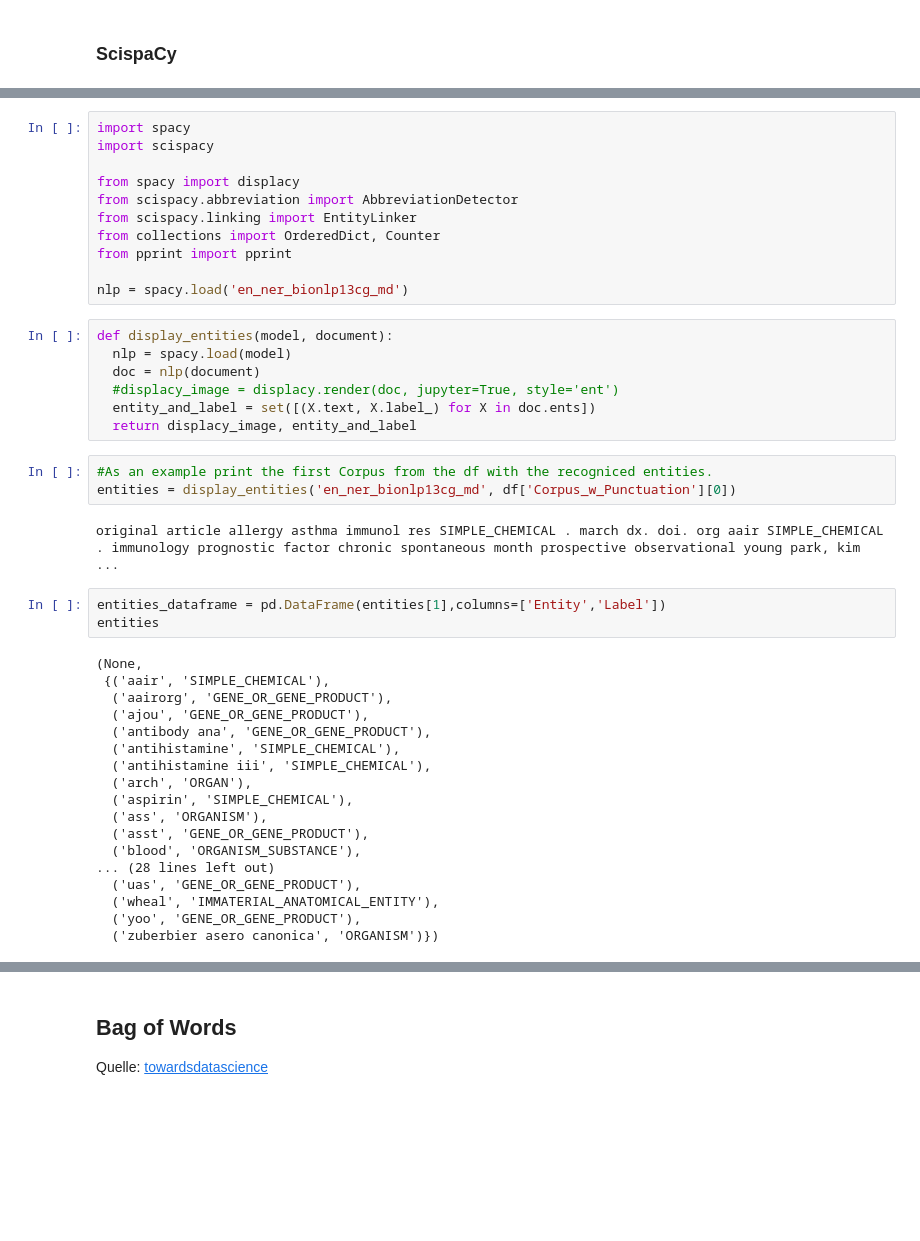
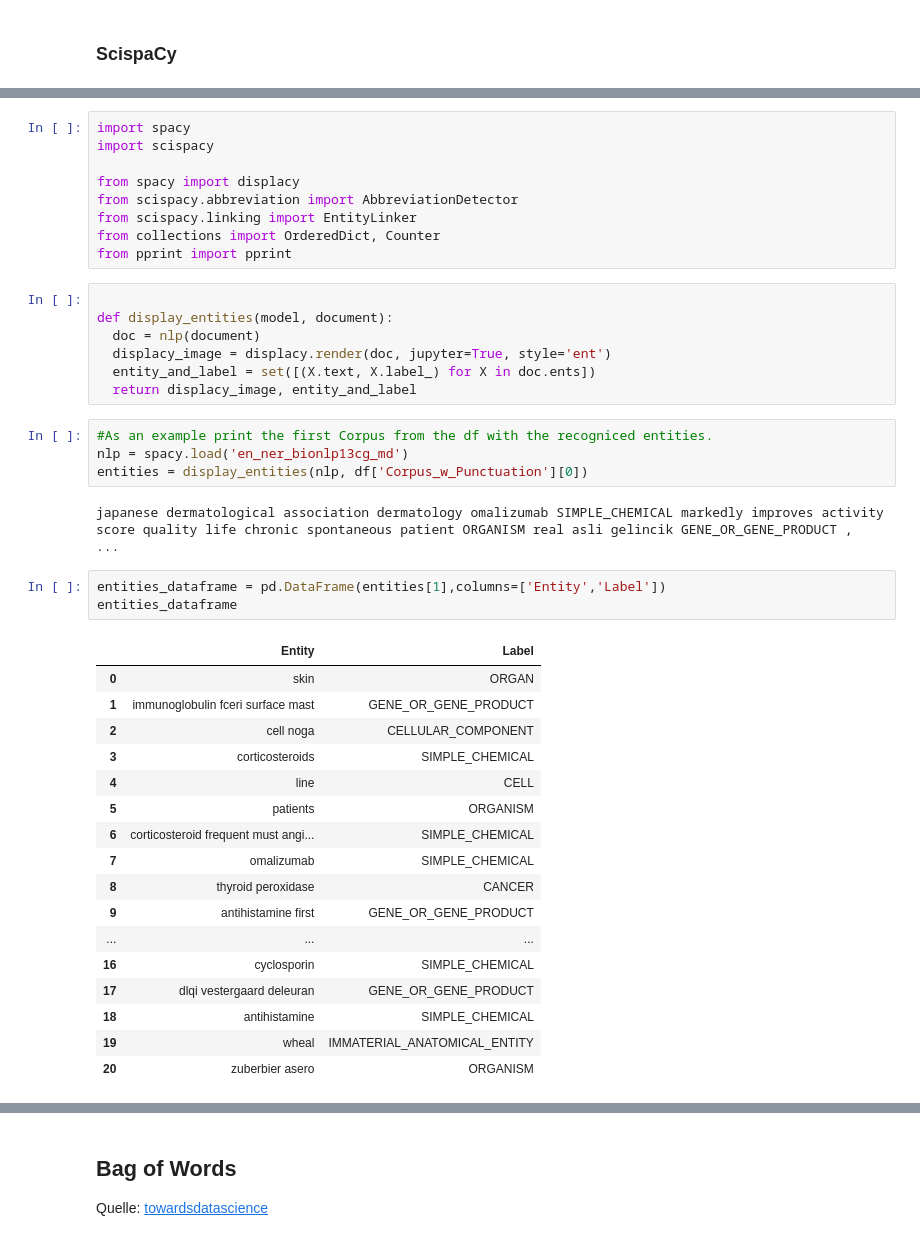
Before and after one commit to JulianSchmidtke/CAPTUM, a Jupyter notebook: AsuD_CAPTUM_v0.1.ipynb, the cells around one changed output, grey strips where cells are left out. Saved outputs shown, nothing was run; the diff lists cells and outputs as text; blank space fills up the shorter version.

```diff
--- a/AsuD_CAPTUM_v0.1.ipynb
+++ b/AsuD_CAPTUM_v0.1.ipynb
@@ -323,38 +324,37 @@ from scispacy.abbreviation import AbbreviationDetector
 from scispacy.linking import EntityLinker
 from collections import OrderedDict, Counter
 from pprint import pprint
-
-nlp = spacy.load('en_ner_bionlp13cg_md')
 # %%
+
 def display_entities(model, document):
-  nlp = spacy.load(model)
   doc = nlp(document)
-  #displacy_image = displacy.render(doc, jupyter=True, style='ent')
+  displacy_image = displacy.render(doc, jupyter=True, style='ent')
   entity_and_label = set([(X.text, X.label_) for X in doc.ents])
   return displacy_image, entity_and_label
 # %%
 #As an example print the first Corpus from the df with the recogniced entities.
-entities = display_entities('en_ner_bionlp13cg_md', df['Corpus_w_Punctuation'][0])
+nlp = spacy.load('en_ner_bionlp13cg_md')
+entities = display_entities(nlp, df['Corpus_w_Punctuation'][0])
 # %% [output]
-original article allergy asthma immunol res SIMPLE_CHEMICAL . march dx. doi. org aair SIMPLE_CHEMICAL . immunology prognostic factor chronic spontaneous month prospective observational young park, kim ...
+japanese dermatological association dermatology omalizumab SIMPLE_CHEMICAL markedly improves activity score quality life chronic spontaneous patient ORGANISM real asli gelincik GENE_OR_GENE_PRODUCT ,  ...
 # %%
 entities_dataframe = pd.DataFrame(entities[1],columns=['Entity','Label'])
-entities
+entities_dataframe
 # %% [output]
-(None,
- {('aair', 'SIMPLE_CHEMICAL'),
-  ('aairorg', 'GENE_OR_GENE_PRODUCT'),
-  ('ajou', 'GENE_OR_GENE_PRODUCT'),
-  ('antibody ana', 'GENE_OR_GENE_PRODUCT'),
-  ('antihistamine', 'SIMPLE_CHEMICAL'),
-  ('antihistamine iii', 'SIMPLE_CHEMICAL'),
-  ('arch', 'ORGAN'),
-  ('aspirin', 'SIMPLE_CHEMICAL'),
-  ('ass', 'ORGANISM'),
-  ('asst', 'GENE_OR_GENE_PRODUCT'),
-  ('blood', 'ORGANISM_SUBSTANCE'),
-... (28 lines left out)
-  ('uas', 'GENE_OR_GENE_PRODUCT'),
-  ('wheal', 'IMMATERIAL_ANATOMICAL_ENTITY'),
-  ('yoo', 'GENE_OR_GENE_PRODUCT'),
-  ('zuberbier asero canonica', 'ORGANISM')})
+|  | Entity | Label |
+| 0 | skin | ORGAN |
+| 1 | immunoglobulin fceri surface mast | GENE_OR_GENE_PRODUCT |
+| 2 | cell noga | CELLULAR_COMPONENT |
+| 3 | corticosteroids | SIMPLE_CHEMICAL |
+| 4 | line | CELL |
+| 5 | patients | ORGANISM |
+| 6 | corticosteroid frequent must angi... | SIMPLE_CHEMICAL |
+| 7 | omalizumab | SIMPLE_CHEMICAL |
+| 8 | thyroid peroxidase | CANCER |
+| 9 | antihistamine first | GENE_OR_GENE_PRODUCT |
+| ... | ... | ... |
+| 16 | cyclosporin | SIMPLE_CHEMICAL |
+| 17 | dlqi vestergaard deleuran | GENE_OR_GENE_PRODUCT |
+| 18 | antihistamine | SIMPLE_CHEMICAL |
+| 19 | wheal | IMMATERIAL_ANATOMICAL_ENTITY |
+| 20 | zuberbier asero | ORGANISM |
```
Also changed, not shown: parts of 7 cells of this notebook.
